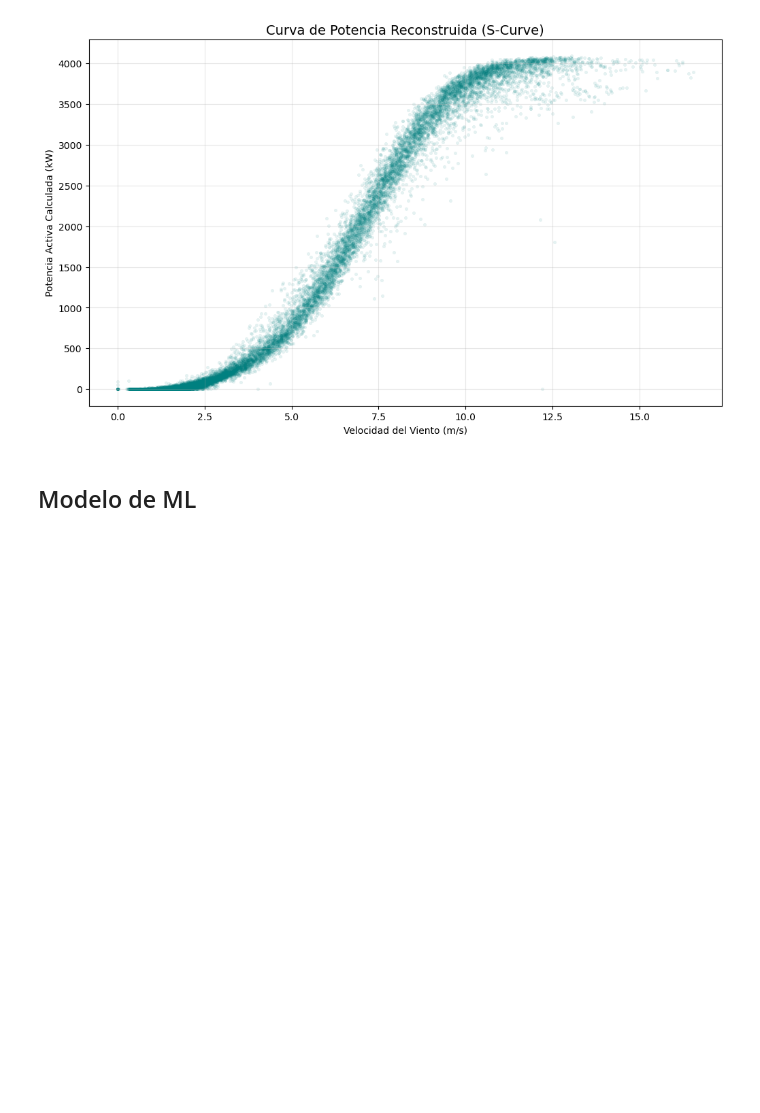
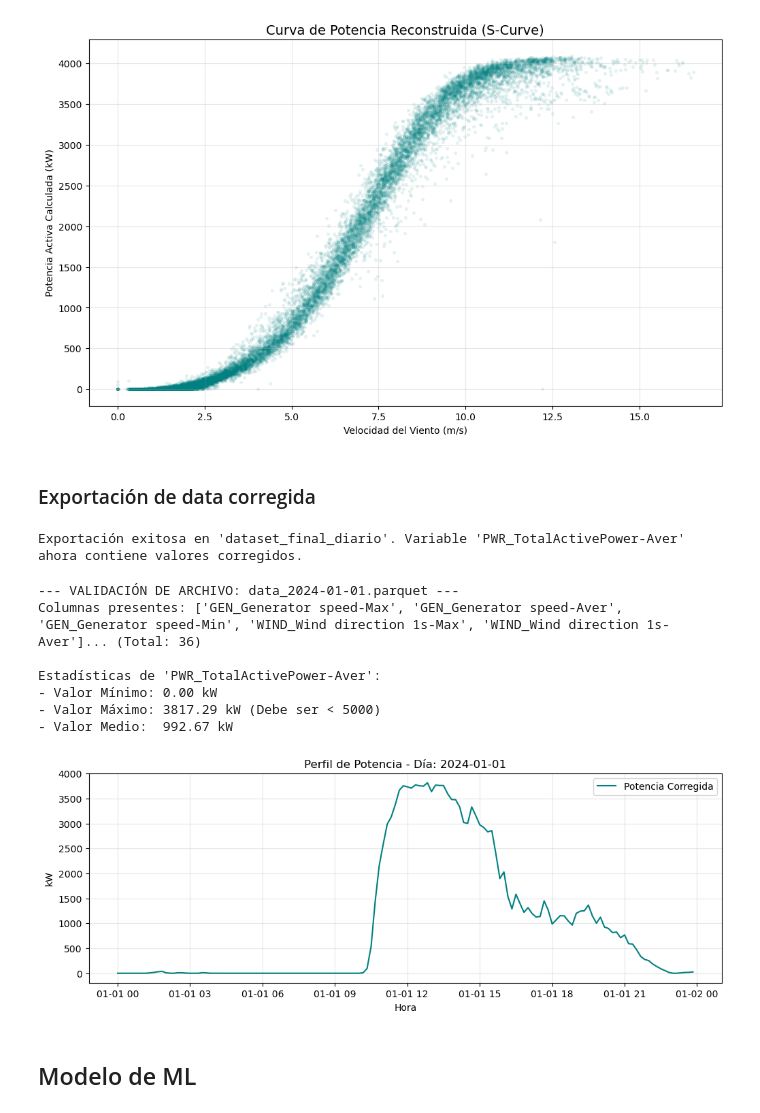
Before and after one commit to FepDev25/Aeolus_Twin, a Jupyter notebook: modelos_exportados/model/02_aed_y_ML_model.ipynb, the cells around one changed output. Saved outputs shown, nothing was run; the diff lists cells and outputs as text; code cells hidden in the pictures; blank space fills up the shorter version.

Commit message:
Ft: Exportar data tratada

```diff
--- a/modelos_exportados/model/02_aed_y_ML_model.ipynb
+++ b/modelos_exportados/model/02_aed_y_ML_model.ipynb
@@ -313,6 +314,66 @@ plt.grid(True, alpha=0.3)
 plt.show()
 # %% [output]
 [figure]
+# %% [markdown]
+### Exportación de data corregida
+# %%
+df_export = df_final.copy()
+
+df_export = df_export.drop(columns=['PWR_TotalActivePower-Aver'])
+df_export = df_export.rename(columns={'ActivePower_kW': 'PWR_TotalActivePower-Aver'})
+
+output_dir = "dataset_final_diario"
+os.makedirs(output_dir, exist_ok=True)
+
+for fecha, grupo in df_export.groupby(df_export.index.date):
+    file_path = os.path.join(output_dir, f"data_{fecha}.parquet")
+    grupo.to_parquet(file_path)
+
+print(f"Exportación exitosa en '{output_dir}'. Variable 'PWR_TotalActivePower-Aver' ahora contiene valores corregidos.")
+# %% [output]
+Exportación exitosa en 'dataset_final_diario'. Variable 'PWR_TotalActivePower-Aver' ahora contiene valores corregidos.
+# %%
+archivos = sorted(glob.glob("dataset_final_diario/*.parquet"))
+
+if not archivos:
+    print("No se encontraron archivos en 'dataset_final_diario/'. Revisa la ruta de exportación.")
+else:
+    # 2. Cargar un archivo de prueba (por ejemplo, el primero)
+    sample_path = archivos[0]
+    df_test = pd.read_parquet(sample_path)
+
+    print(f"--- VALIDACIÓN DE ARCHIVO: {os.path.basename(sample_path)} ---")
+    print(f"Columnas presentes: {df_test.columns.tolist()[:5]}... (Total: {len(df_test.columns)})")
+
+    # 3. Verificar nombre de columna y rango de valores
+    col_interes = 'PWR_TotalActivePower-Aver'
+    if col_interes in df_test.columns:
+        stats = df_test[col_interes].describe()
+        print(f"\nEstadísticas de '{col_interes}':")
+        print(f"- Valor Mínimo: {stats['min']:.2f} kW")
+        print(f"- Valor Máximo: {stats['max']:.2f} kW (Debe ser < 5000)")
+        print(f"- Valor Medio:  {stats['mean']:.2f} kW")
+
+        # 4. Prueba visual rápida
+        plt.figure(figsize=(12, 4))
+        plt.plot(df_test.index, df_test[col_interes], color='teal', label='Potencia Corregida')
+        plt.title(f"Perfil de Potencia - Día: {df_test.index.date[0]}")
+        plt.ylabel("kW")
+        plt.xlabel("Hora")
+        plt.grid(True, alpha=0.3)
+        plt.legend()
+        plt.show()
+    else:
+        print(f"ERROR: No se encontró la columna '{col_interes}'.")
+# %% [output]
+--- VALIDACIÓN DE ARCHIVO: data_2024-01-01.parquet ---
+Columnas presentes: ['GEN_Generator speed-Max', 'GEN_Generator speed-Aver', 'GEN_Generator speed-Min', 'WIND_Wind direction 1s-Max', 'WIND_Wind direction 1s-Aver']... (Total: 36)
+
+Estadísticas de 'PWR_TotalActivePower-Aver':
+- Valor Mínimo: 0.00 kW
+- Valor Máximo: 3817.29 kW (Debe ser < 5000)
+- Valor Medio:  992.67 kW
+[figure, added]
 # %% [markdown]
 ## Modelo de ML
 # %%
```
Also changed, not shown: parts of 1 cell of this notebook.
